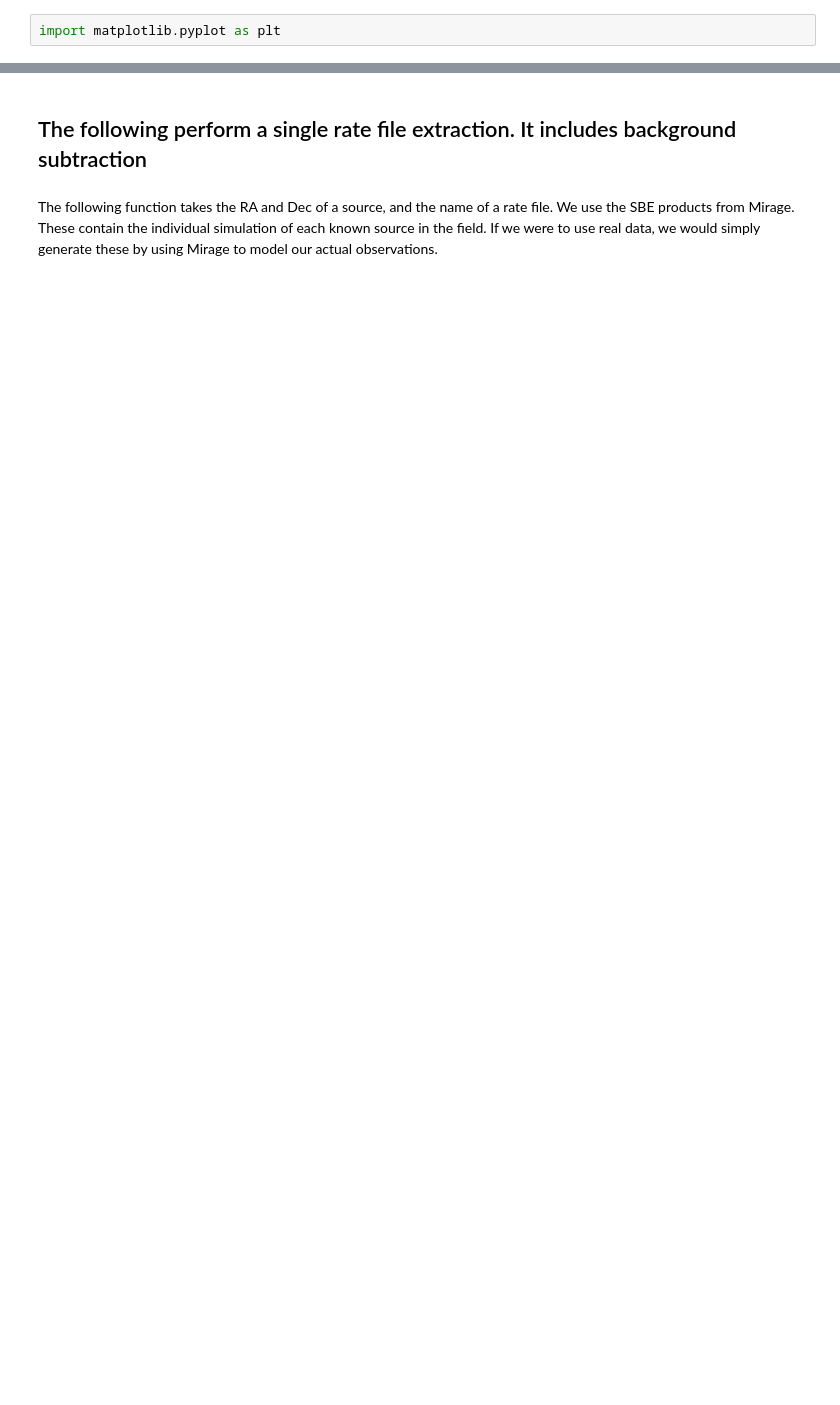
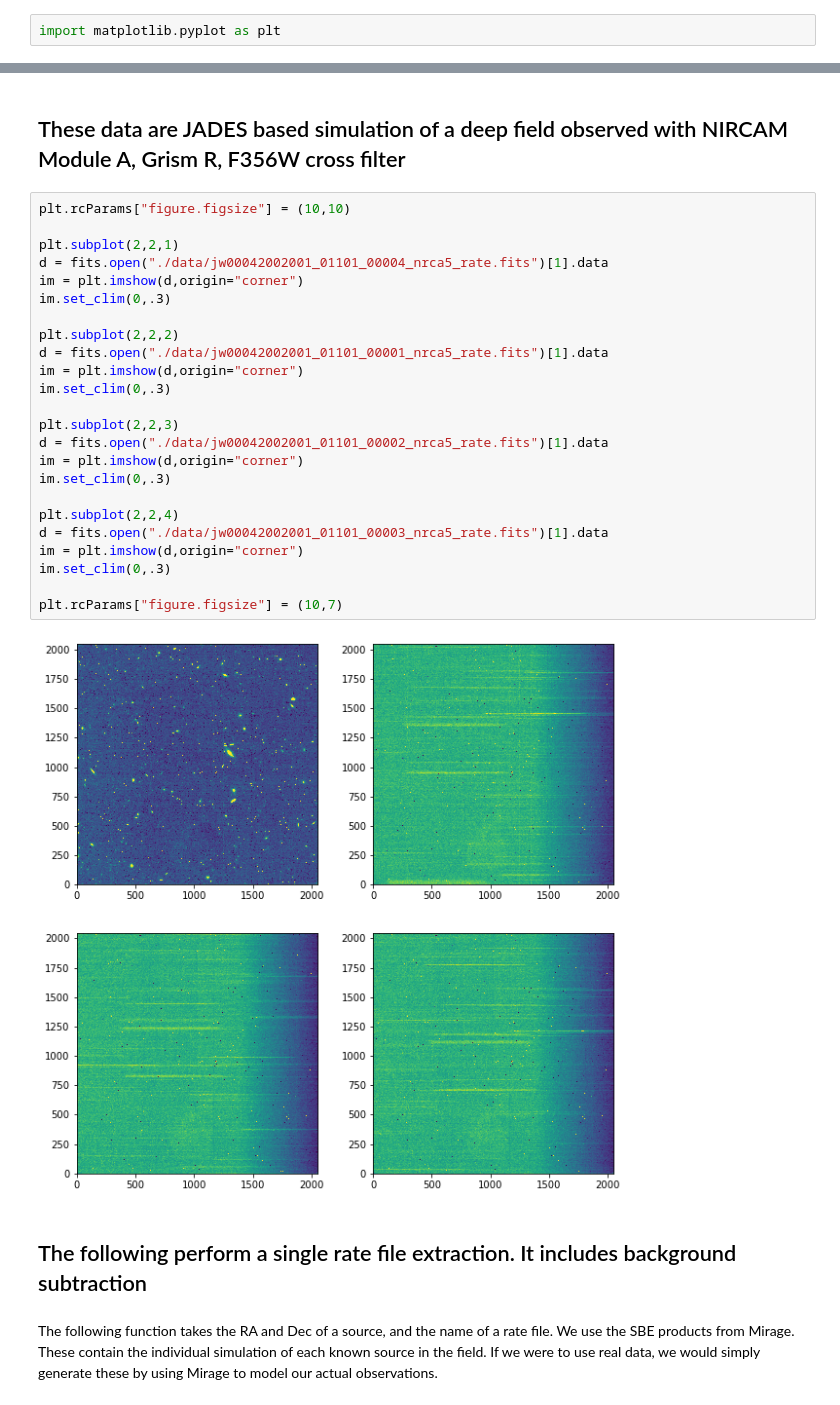
Before and after one commit to npirzkal/MirageExtract, a Jupyter notebook: Extract JWSTSIMS-56.ipynb, the cells around one changed output, grey strips where cells are left out. Saved outputs shown, nothing was run; the diff lists cells and outputs as text; blank space fills up the shorter version.

```diff
--- a/Extract JWSTSIMS-56.ipynb
+++ b/Extract JWSTSIMS-56.ipynb
@@ -16,3 +19,31 @@ import numpy as np
+# %% [markdown]
+<h2> These data are JADES based simulation of a deep field observed with NIRCAM Module A, Grism R, F356W cross filter
+# %%
+plt.rcParams["figure.figsize"] = (10,10)
+
+plt.subplot(2,2,1)
+d = fits.open("./data/jw00042002001_01101_00004_nrca5_rate.fits")[1].data
+im = plt.imshow(d,origin="corner")
+im.set_clim(0,.3)
+
+plt.subplot(2,2,2)
+d = fits.open("./data/jw00042002001_01101_00001_nrca5_rate.fits")[1].data
+im = plt.imshow(d,origin="corner")
+im.set_clim(0,.3)
+
+plt.subplot(2,2,3)
+d = fits.open("./data/jw00042002001_01101_00002_nrca5_rate.fits")[1].data
+im = plt.imshow(d,origin="corner")
+im.set_clim(0,.3)
+
+plt.subplot(2,2,4)
+d = fits.open("./data/jw00042002001_01101_00003_nrca5_rate.fits")[1].data
+im = plt.imshow(d,origin="corner")
+im.set_clim(0,.3)
+
+plt.rcParams["figure.figsize"] = (10,7)
+# %% [output]
+[figure, added]
 # %% [markdown]
 <h2> The following perform a single rate file extraction. It includes background subtraction
 # %% [markdown]
```
Also changed, not shown: parts of 13 cells of this notebook.
